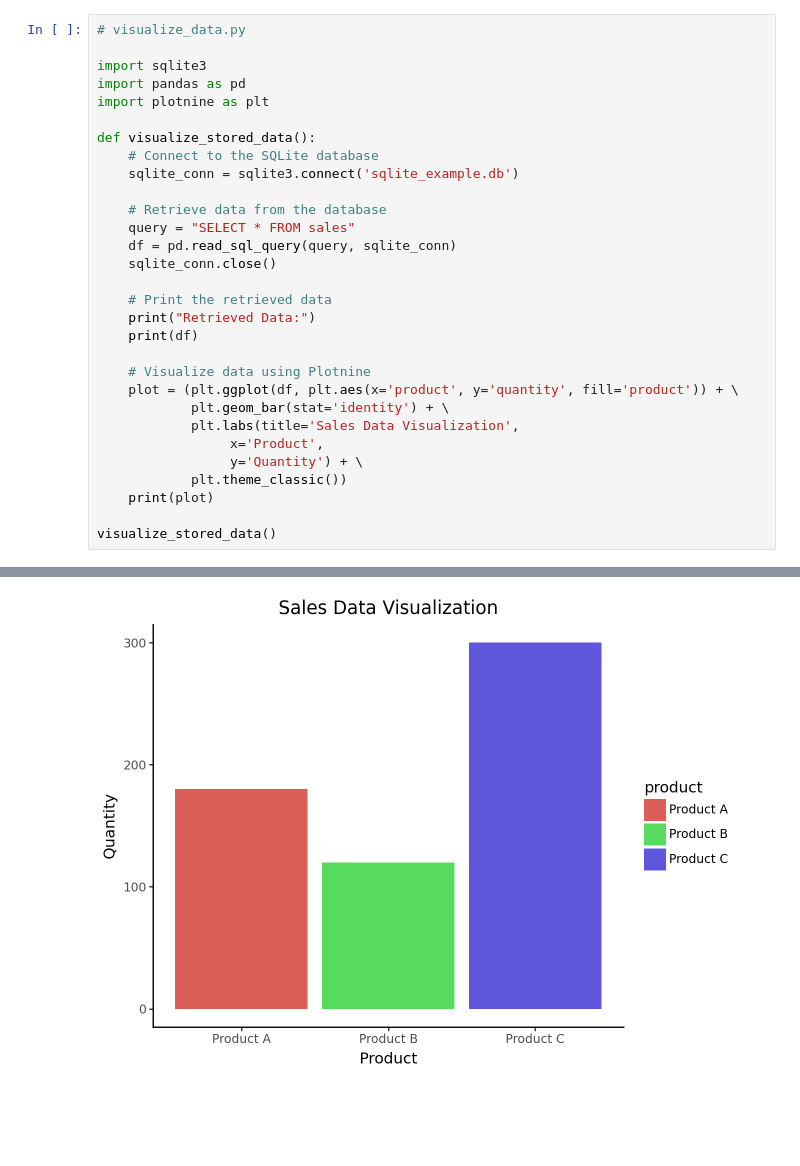
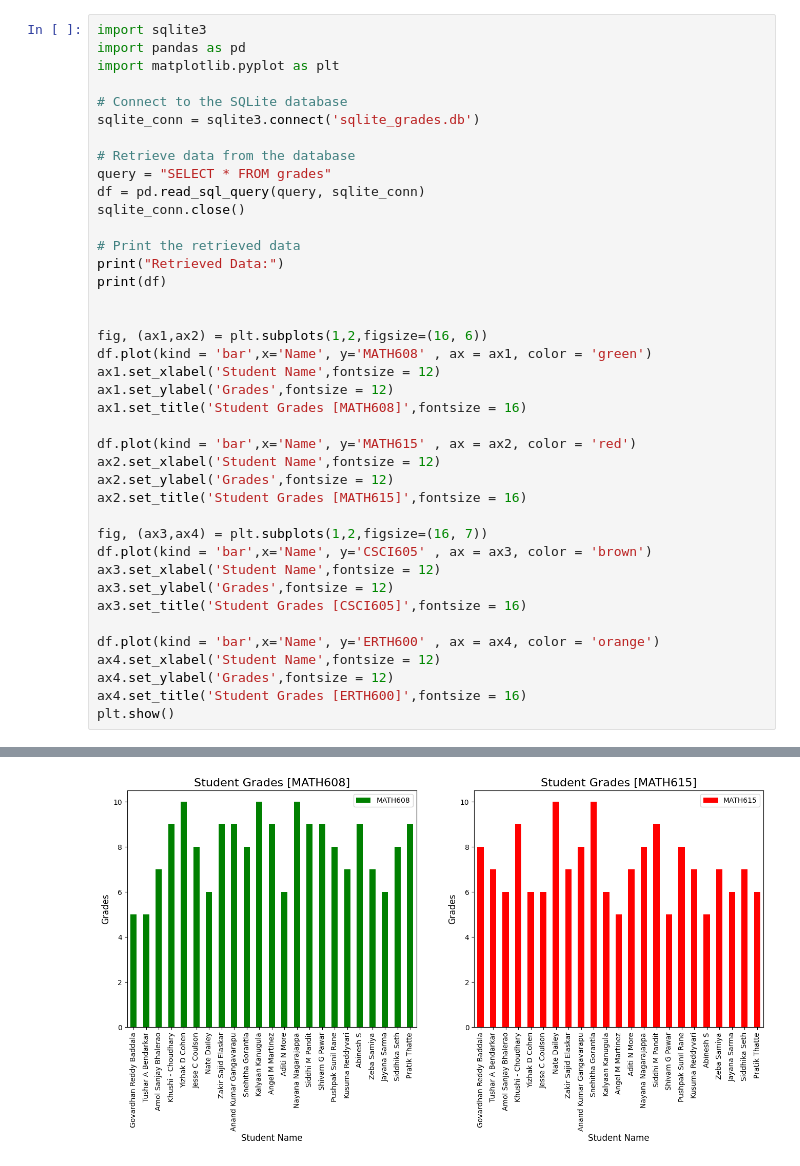
Before and after one commit to PushpakSunilRane/MATH608-PROJECT, a Jupyter notebook: Project.ipynb, the cells around one changed output, grey strips where cells are left out. Cells and saved outputs as stored; diff of their text form; blank space fills up the shorter version.

```diff
--- a/Project.ipynb
+++ b/Project.ipynb
@@ -1,32 +1,42 @@
 # %%
-# visualize_data.py
-
 import sqlite3
 import pandas as pd
-import plotnine as plt
+import matplotlib.pyplot as plt
 
-def visualize_stored_data():
-    # Connect to the SQLite database
-    sqlite_conn = sqlite3.connect('sqlite_example.db')
+# Connect to the SQLite database
+sqlite_conn = sqlite3.connect('sqlite_grades.db')
 
-    # Retrieve data from the database
-    query = "SELECT * FROM sales"
-    df = pd.read_sql_query(query, sqlite_conn)
-    sqlite_conn.close()
+# Retrieve data from the database
+query = "SELECT * FROM grades"
+df = pd.read_sql_query(query, sqlite_conn)
+sqlite_conn.close()
 
-    # Print the retrieved data
-    print("Retrieved Data:")
-    print(df)
+# Print the retrieved data
+print("Retrieved Data:")
+print(df)
 
-    # Visualize data using Plotnine
-    plot = (plt.ggplot(df, plt.aes(x='product', y='quantity', fill='product')) + \
-            plt.geom_bar(stat='identity') + \
-            plt.labs(title='Sales Data Visualization',
-                 x='Product',
-                 y='Quantity') + \
-            plt.theme_classic())
-    print(plot)
 
-visualize_stored_data()
+fig, (ax1,ax2) = plt.subplots(1,2,figsize=(16, 6))
+df.plot(kind = 'bar',x='Name', y='MATH608' , ax = ax1, color = 'green')
+ax1.set_xlabel('Student Name',fontsize = 12)
+ax1.set_ylabel('Grades',fontsize = 12)
+ax1.set_title('Student Grades [MATH608]',fontsize = 16)
+
+df.plot(kind = 'bar',x='Name', y='MATH615' , ax = ax2, color = 'red')
+ax2.set_xlabel('Student Name',fontsize = 12)
+ax2.set_ylabel('Grades',fontsize = 12)
+ax2.set_title('Student Grades [MATH615]',fontsize = 16)
+
+fig, (ax3,ax4) = plt.subplots(1,2,figsize=(16, 7))
+df.plot(kind = 'bar',x='Name', y='CSCI605' , ax = ax3, color = 'brown')
+ax3.set_xlabel('Student Name',fontsize = 12)
+ax3.set_ylabel('Grades',fontsize = 12)
+ax3.set_title('Student Grades [CSCI605]',fontsize = 16)
+
+df.plot(kind = 'bar',x='Name', y='ERTH600' , ax = ax4, color = 'orange')
+ax4.set_xlabel('Student Name',fontsize = 12)
+ax4.set_ylabel('Grades',fontsize = 12)
+ax4.set_title('Student Grades [ERTH600]',fontsize = 16)
+plt.show()
 # %% [output]
 Retrieved Data:
@@ -52 +59 @@ Retrieved Data:
-[figure, old version]
+[figure, new version]
```
Also changed, not shown: parts of 2 cells of this notebook, 2 other files.
